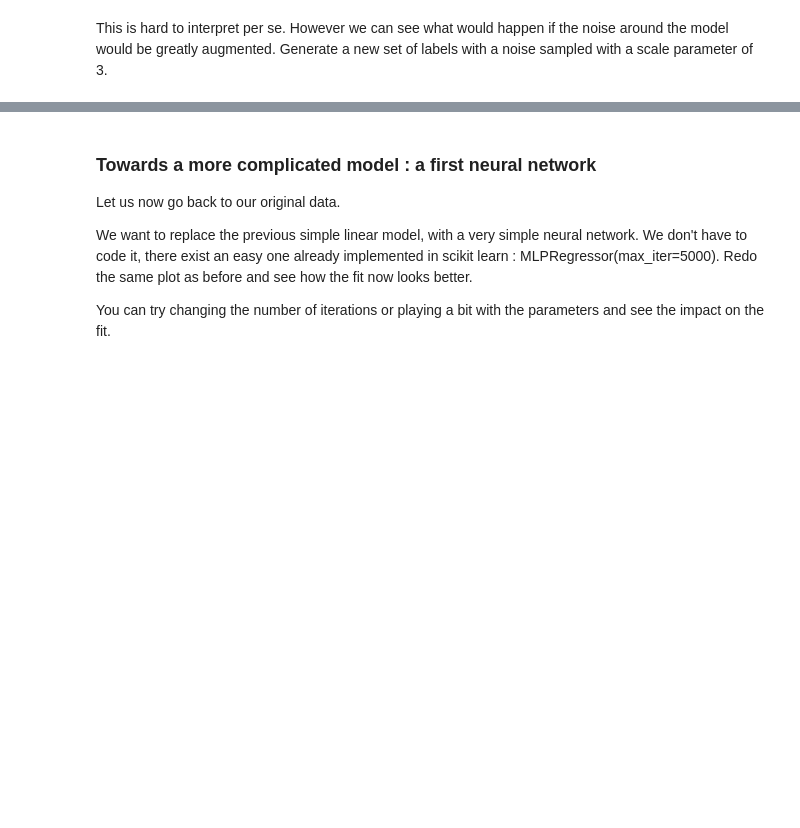
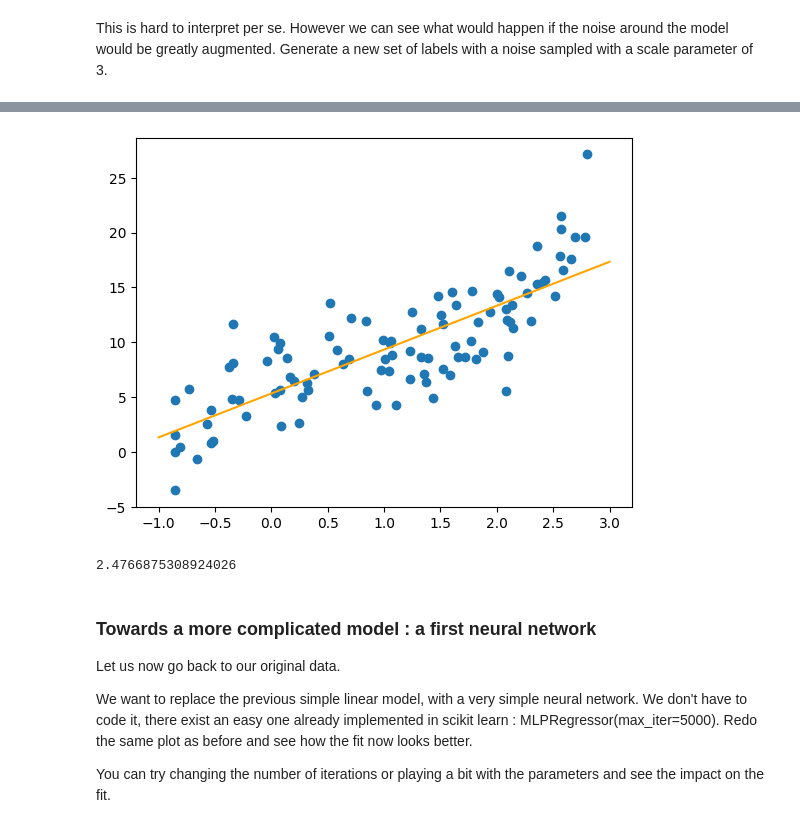
Before and after one commit to dilancroos/AI_Class_Work, a Jupyter notebook: practical1.ipynb, the cells around one changed output, grey strips where cells are left out. Cells and saved outputs as stored; diff of their text form; code cells hidden in the pictures; blank space fills up the shorter version.

```diff
--- a/practical1.ipynb
+++ b/practical1.ipynb
@@ -105,3 +104,22 @@ print(mae2)
+# %%
+noise2 = np.random.normal(size=len(toy_data), scale=3)[:, None]
+toy_label_w_noise2 = toy_label + noise2
+plt.scatter(toy_data, toy_label_w_noise2)
+
+noisy_model = linear_model.LinearRegression()
+noisy_model.fit(toy_data, toy_label_w_noise2)
+
+predicted_lsp2 = noisy_model.predict(lps)
+plt.plot(lps, predicted_lsp2, color='orange')
+plt.show()
+
+predicted_sample2 = noisy_model.predict(toy_data)
+
+mae2 = np.mean(np.abs(predicted_sample2 - toy_label_w_noise2))
+print(mae2)
+# %% [output]
+[figure, added]
+2.4766875308924026
 # %% [markdown]
 ### Towards a more complicated model : a first neural network
 
```
Also changed, not shown: parts of 9 cells of this notebook.
